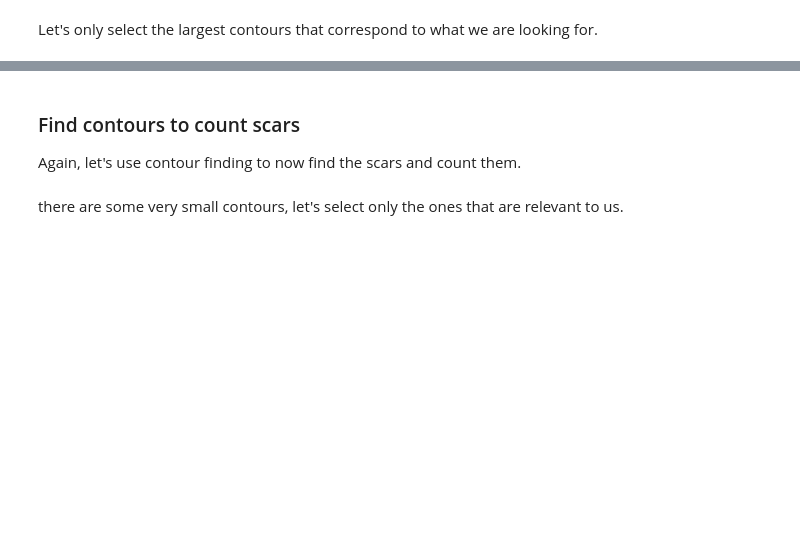
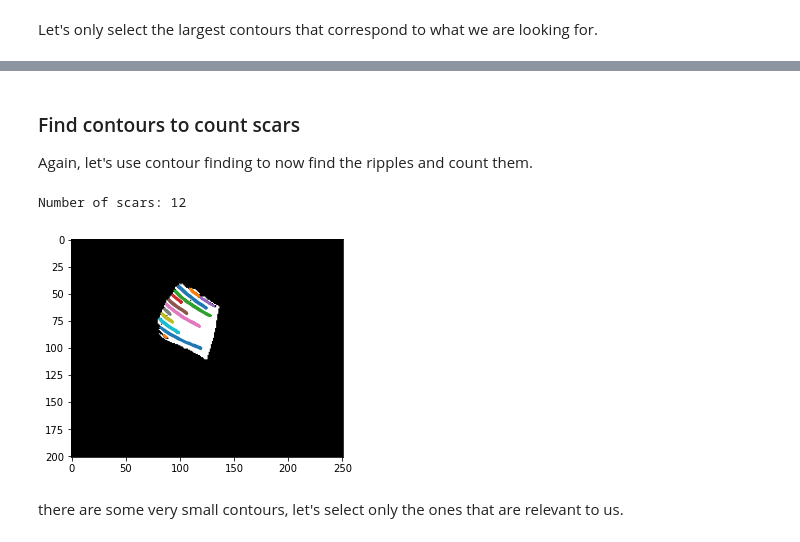
Before and after one commit to alan-turing-institute/Palaeoanalytics, a Jupyter notebook: notebooks/exploration/simple_edge_detection.ipynb, the cells around one changed output, grey strips where cells are left out. Drawn from its saved outputs; the diff is of its cells as text; code cells hidden in the pictures; blank space fills up the shorter version.

```diff
--- a/notebooks/exploration/simple_edge_detection.ipynb
+++ b/notebooks/exploration/simple_edge_detection.ipynb
@@ -290,17 +296,20 @@ plt.show()
 # %% [markdown]
 ### Find contours to count scars
 
-Again, let's use contour finding to now find the scars and count them.
+Again, let's use contour finding to now find the ripples and count them.
 # %%
-contours = find_contours(edge_sato, 0.19,fully_connected='high')
+contours_scars = find_contours(edge_sato, 0.19,fully_connected='high')
 
 fig, ax = plt.subplots()
 ax.imshow(binary_sub_image, cmap=plt.cm.gray)
 
-for contour in contours:
+for contour in contours_scars:
     ax.plot(contour[:, 1], contour[:, 0], linewidth=2)
 
-print ('Number of scars:',len(contours))
+print ('Number of scars:',len(contours_scars))
+# %% [output]
+Number of scars: 12
+[figure, added]
 # %% [markdown]
 there are some very small contours, let's select only the ones that are relevant to us.
 # %%
```
Also changed, not shown: parts of 24 cells of this notebook.
